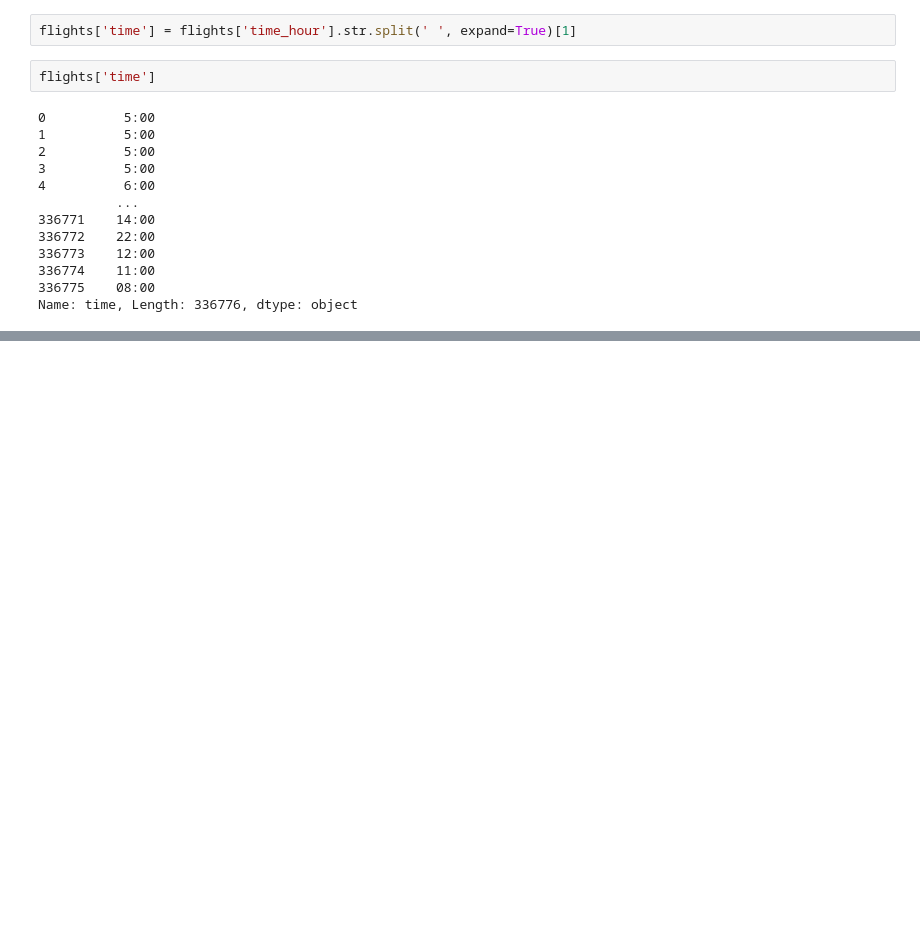
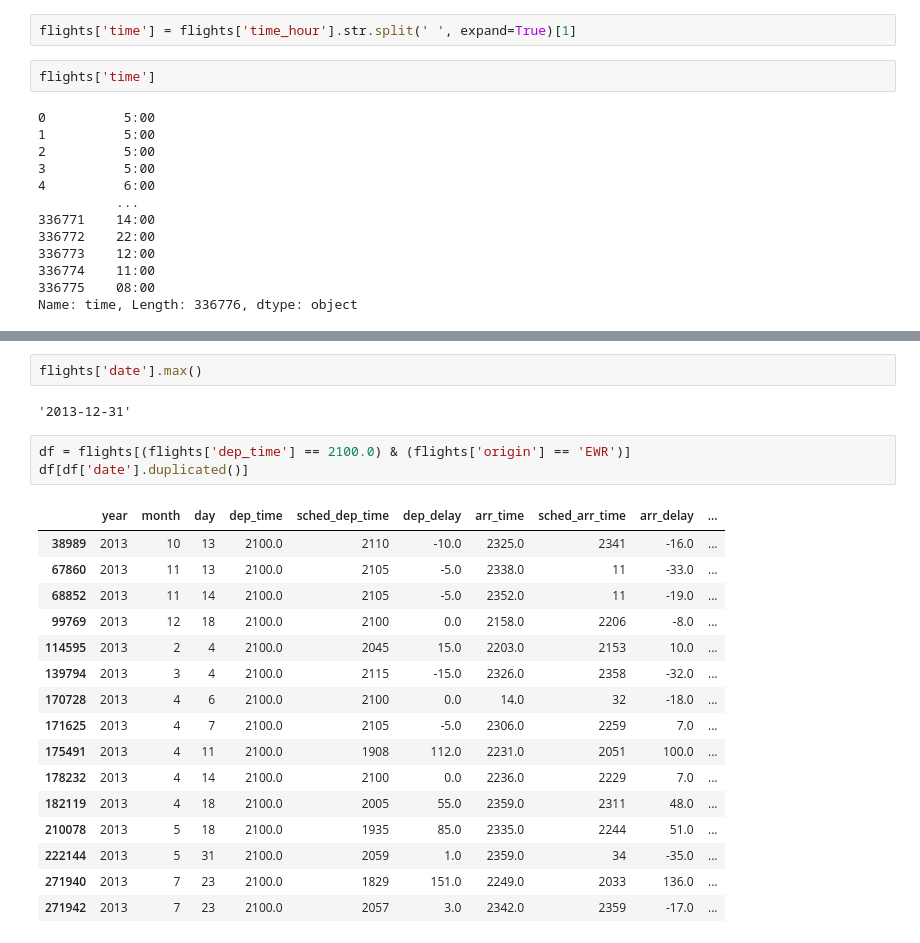
Before and after one commit to bill-unitech2021/Flight-Delay-using-a-Stacked-Model, a Jupyter notebook: Project_A/prediction.ipynb, the cells around one changed output, grey strips where cells are left out. Cells and saved outputs as stored; diff of their text form; blank space fills up the shorter version.

```diff
--- a/Project_A/prediction.ipynb
+++ b/Project_A/prediction.ipynb
@@ -443,0 +530,24 @@ flights = flights.apply(revise_time_format, axis=1)
+# %%
+flights['date'].max()
+# %% [output]
+'2013-12-31'
+# %%
+df = flights[(flights['dep_time'] == 2100.0) & (flights['origin'] == 'EWR')]
+df[df['date'].duplicated()]
+# %% [output]
+|  | year | month | day | dep_time | sched_dep_time | dep_delay | arr_time | sched_arr_time | arr_delay | ... |
+| 38989 | 2013 | 10 | 13 | 2100.0 | 2110 | -10.0 | 2325.0 | 2341 | -16.0 | ... |
+| 67860 | 2013 | 11 | 13 | 2100.0 | 2105 | -5.0 | 2338.0 | 11 | -33.0 | ... |
+| 68852 | 2013 | 11 | 14 | 2100.0 | 2105 | -5.0 | 2352.0 | 11 | -19.0 | ... |
+| 99769 | 2013 | 12 | 18 | 2100.0 | 2100 | 0.0 | 2158.0 | 2206 | -8.0 | ... |
+| 114595 | 2013 | 2 | 4 | 2100.0 | 2045 | 15.0 | 2203.0 | 2153 | 10.0 | ... |
+| 139794 | 2013 | 3 | 4 | 2100.0 | 2115 | -15.0 | 2326.0 | 2358 | -32.0 | ... |
+| 170728 | 2013 | 4 | 6 | 2100.0 | 2100 | 0.0 | 14.0 | 32 | -18.0 | ... |
+| 171625 | 2013 | 4 | 7 | 2100.0 | 2105 | -5.0 | 2306.0 | 2259 | 7.0 | ... |
+| 175491 | 2013 | 4 | 11 | 2100.0 | 1908 | 112.0 | 2231.0 | 2051 | 100.0 | ... |
+| 178232 | 2013 | 4 | 14 | 2100.0 | 2100 | 0.0 | 2236.0 | 2229 | 7.0 | ... |
+| 182119 | 2013 | 4 | 18 | 2100.0 | 2005 | 55.0 | 2359.0 | 2311 | 48.0 | ... |
+| 210078 | 2013 | 5 | 18 | 2100.0 | 1935 | 85.0 | 2335.0 | 2244 | 51.0 | ... |
+| 222144 | 2013 | 5 | 31 | 2100.0 | 2059 | 1.0 | 2359.0 | 34 | -35.0 | ... |
+| 271940 | 2013 | 7 | 23 | 2100.0 | 1829 | 151.0 | 2249.0 | 2033 | 136.0 | ... |
+| 271942 | 2013 | 7 | 23 | 2100.0 | 2057 | 3.0 | 2342.0 | 2359 | -17.0 | ... |
```
Also changed, not shown: parts of 12 cells of this notebook.
